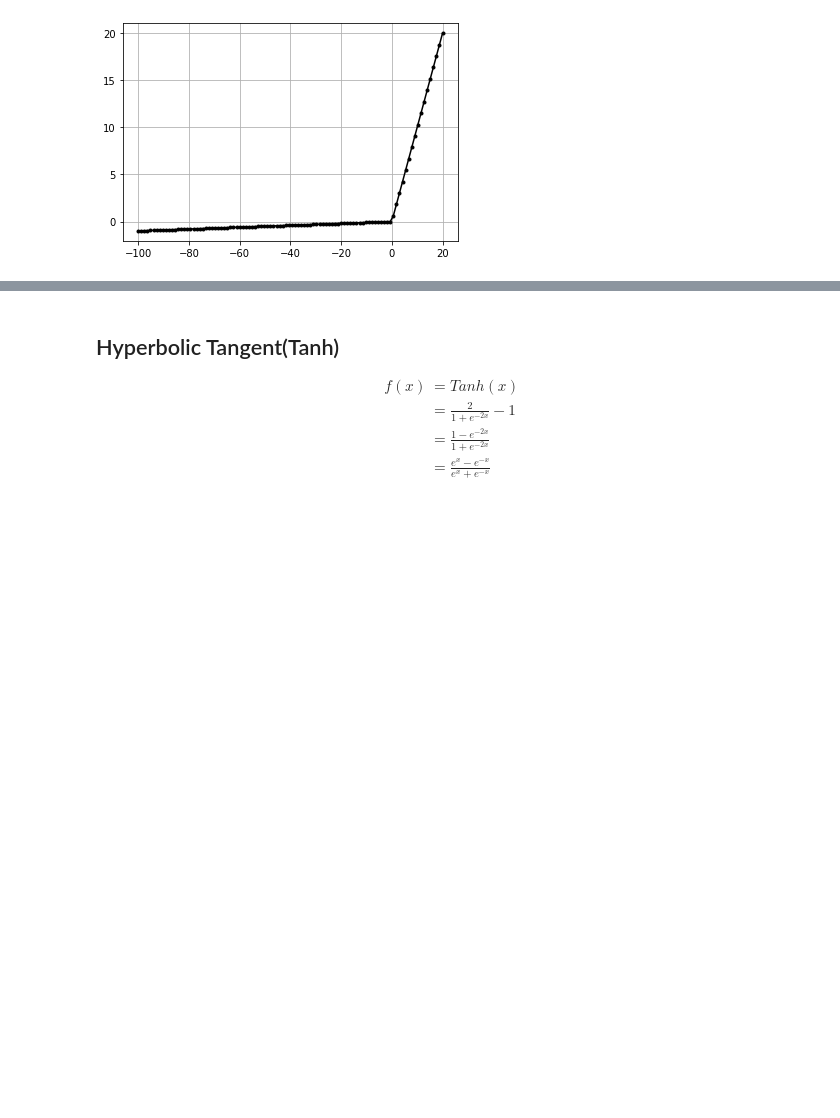
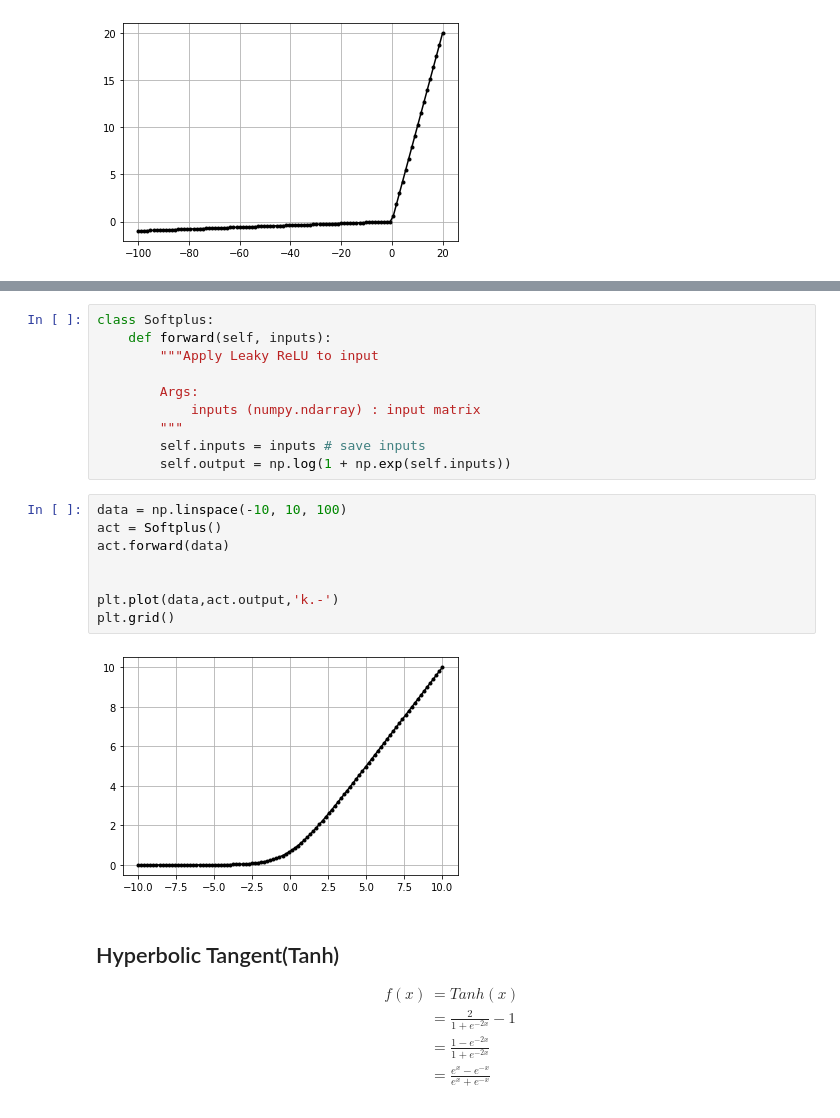
Before and after one commit to NishantBaheti/DeepLearningGuideBook, a Jupyter notebook: notebooks/activationfunc.ipynb, the cells around one changed output, grey strips where cells are left out. Drawn from its saved outputs; the diff is of its cells as text; blank space fills up the shorter version.

Commit message:
adding softplus

```diff
--- a/notebooks/activationfunc.ipynb
+++ b/notebooks/activationfunc.ipynb
@@ -150,3 +158,23 @@ plt.grid()
+# %%
+class Softplus:
+    def forward(self, inputs):
+        """Apply Leaky ReLU to input
+
+        Args:
+            inputs (numpy.ndarray) : input matrix
+        """
+        self.inputs = inputs # save inputs
+        self.output = np.log(1 + np.exp(self.inputs))
+# %%
+data = np.linspace(-10, 10, 100)
+act = Softplus()
+act.forward(data)
+
+
+plt.plot(data,act.output,'k.-')
+plt.grid()
+# %% [output]
+[figure, added]
 # %% [markdown]
 ## Hyperbolic Tangent(Tanh)
 
```
Also changed, not shown: parts of 1 cell of this notebook.
